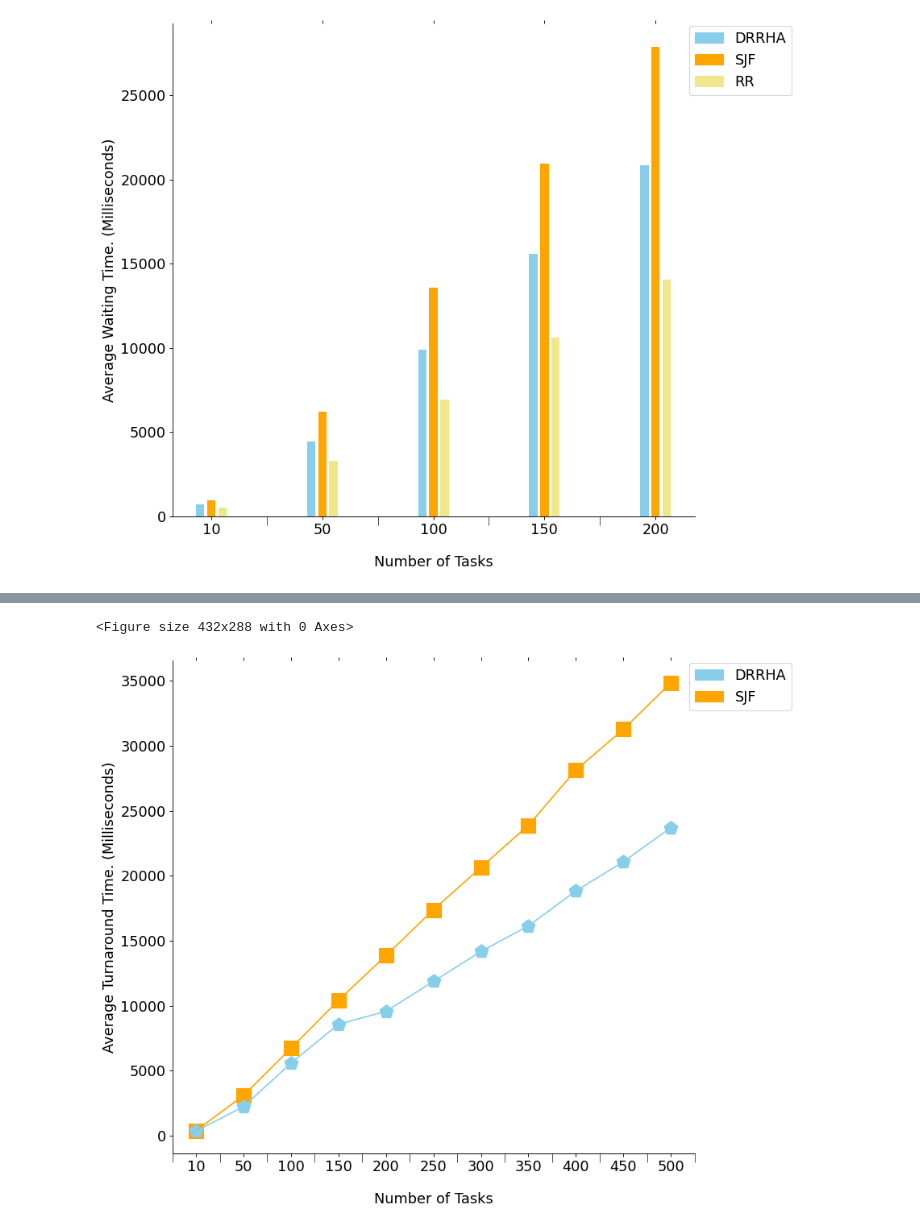
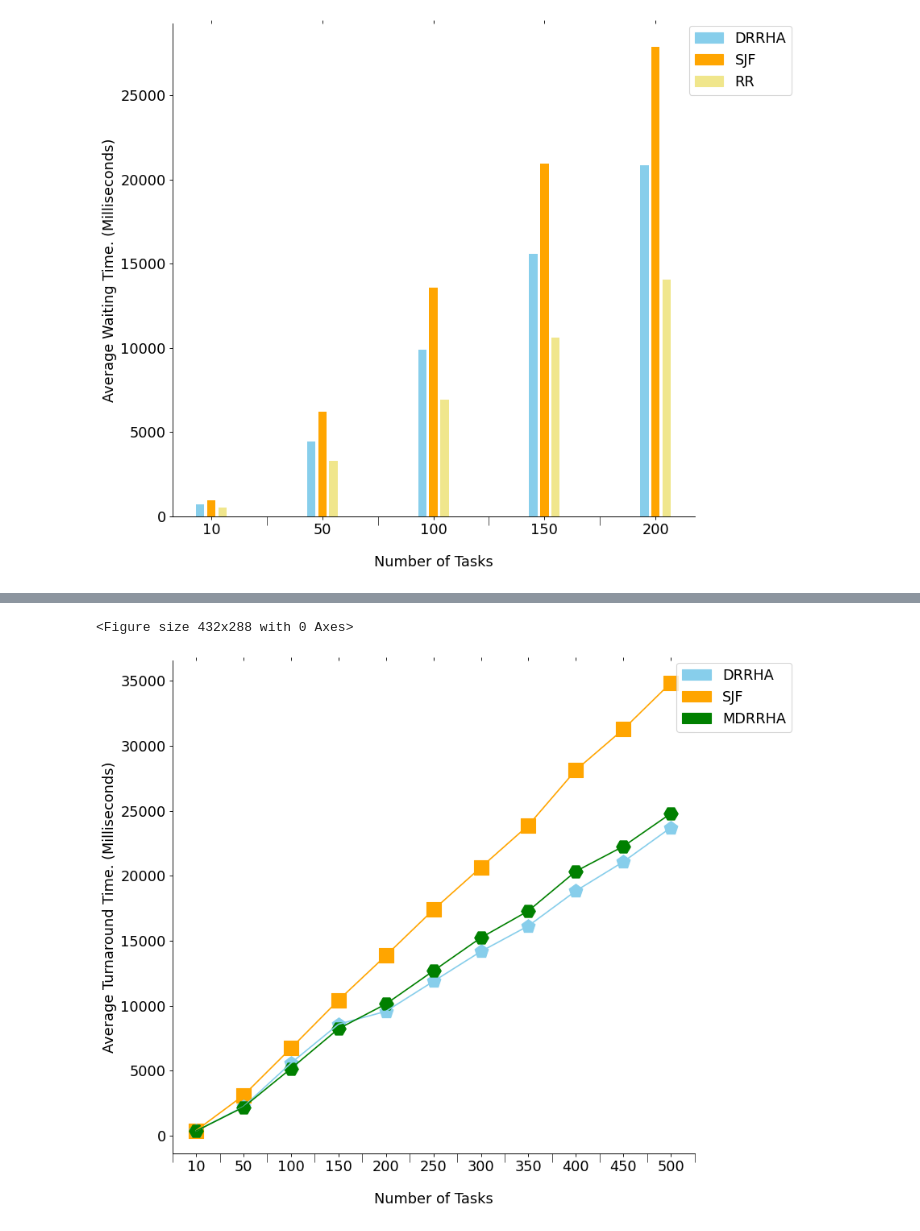
Before and after one commit to Bhaikko/mdrrha, a Jupyter notebook: src/graph_handler.ipynb, the cells around one changed output, grey strips where cells are left out. Drawn from its saved outputs; the diff is of its cells as text; code cells hidden in the pictures.

Commit message:
MDRRHA Fix added

```diff
--- a/src/graph_handler.ipynb
+++ b/src/graph_handler.ipynb
@@ -310,8 +310,10 @@ dataset = pd.read_csv(
 
 sjf_values = dataset.loc[dataset['name'] == 'SJF']
 drrha_values = dataset.loc[dataset['name'] == 'DRRHA']
+mdrrha_values = dataset.loc[dataset['name'] == 'MDRRHA']
 
 dataset = dataset.sort_values(by = ['#cases', 'name'])
 
-print(sjf_values)
-print(drrha_values)
+# print(sjf_values)
+# print(drrha_values)
+# print(mdrrha_values)
@@ -373,7 +357,8 @@ ax.tick_params( axis='x', which='major', bottom='off', top='off' )
 
 colors = [
     'skyblue', 'DRRHA',
-    'orange', 'SJF'
+    'orange', 'SJF',
+    'green', 'MDRRHA'
 ]
 
 ax.spines['top'].set_visible(False)
@@ -388,31 +373,37 @@ marker_size = 250
 # plot_metric = 'avgTAT'
 plot_metric = 'avgRT'
 
 ax.plot(X_axis, sjf_values[plot_metric].to_numpy(), color = colors[2])
 plt.scatter(X_axis, sjf_values[plot_metric].to_numpy(), marker = 's', s = marker_size, color = colors[2])
 
 ax.plot(X_axis, drrha_values[plot_metric].to_numpy(), color = colors[0])
 plt.scatter(X_axis, drrha_values[plot_metric].to_numpy(), marker = 'p', s = marker_size, color = colors[0])
 
+ax.plot(X_axis, mdrrha_values[plot_metric].to_numpy(), color = colors[4])
+plt.scatter(X_axis, mdrrha_values[plot_metric].to_numpy(), marker = 'H', s = marker_size, color = colors[4])
+
+# ax.plot(X_axis, ndrrha_values[plot_metric].to_numpy(), color = colors[6])
+# plt.scatter(X_axis, ndrrha_values[plot_metric].to_numpy(), marker = 'h', s = marker_size, color = colors[6])
+
 # Configuring Legend
 legend_elements = []
 
 for i in range(0, len(colors), 2):
     legend_elements.append(
         Patch(facecolor=colors[i], edgecolor=colors[i], label=colors[i + 1])
     )
 
 ax.legend(
     handles = legend_elements,
     loc = 'upper right',
     bbox_to_anchor=(1.20, 1.01)
 )
 
 plt.xlabel('Number of Tasks', labelpad = 20)
 # plt.ylabel('Average Waiting Time. (Milliseconds)')
 plt.ylabel('Average Turnaround Time. (Milliseconds)')
 # plt.title('Comparison of the average Waiting time of SJF and DRRHA.')
 plt.show()
 # %% [output]
 <Figure size 432x288 with 0 Axes>
-[figure, old version]
+[figure, new version]
```
Also changed, not shown: parts of 1 cell of this notebook, 5 other files.
